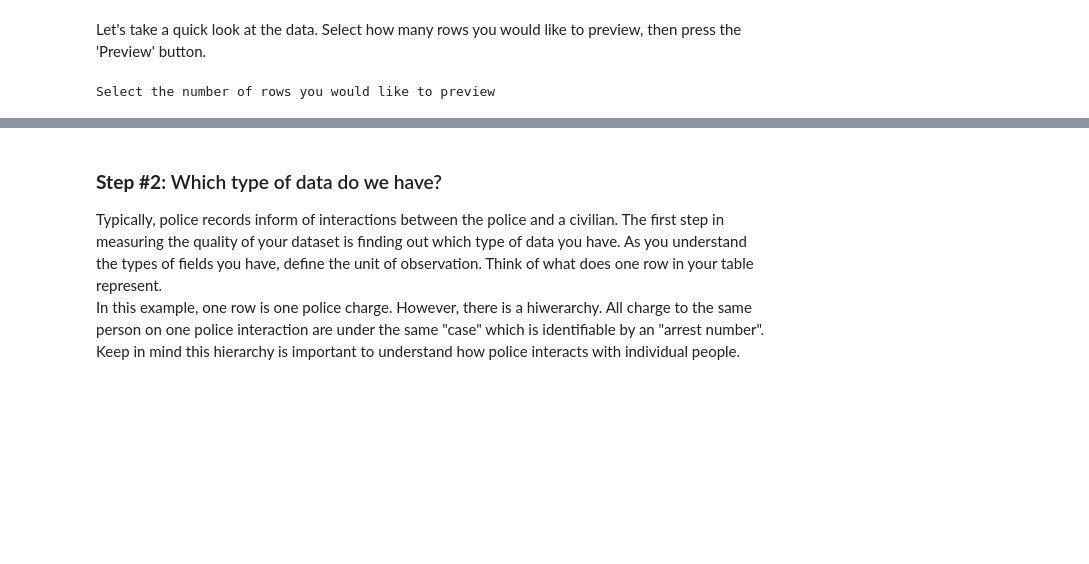
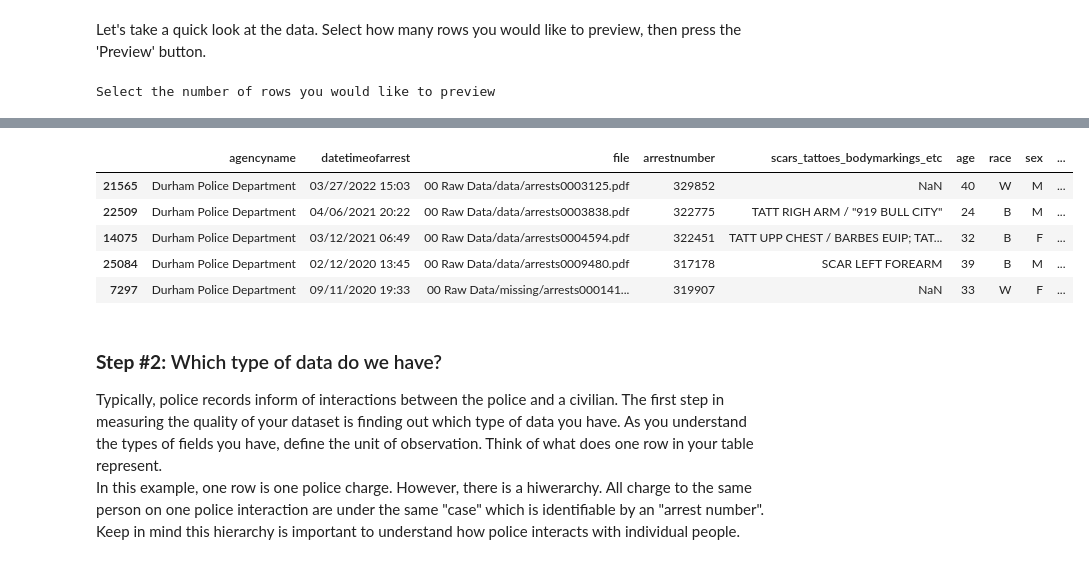
Before and after one commit to siwelwerd/binder-test, a Jupyter notebook: eda_quality.ipynb, the cells around one changed output, grey strips where cells are left out. Saved outputs shown, nothing was run; the diff lists cells and outputs as text; code cells hidden in the pictures; blank space fills up the shorter version.

```diff
--- a/eda_quality.ipynb
+++ b/eda_quality.ipynb
@@ -78,10 +78,10 @@ previewButton = widgets.Button(
     #icon='check' # (FontAwesome names without the `fa-` prefix),
 )
 def preview_data():
-    arrests.sample(int(numRows.value))
+    display(arrests.sample(int(numRows.value)))
 
-previewButon.on_click(lambda b: preview_data())
-previewButon
+previewButton.on_click(lambda b: preview_data())
+previewButton
 # %% [output]
 Select the number of rows you would like to preview
 [interactive output not drawn]
@@ -88,3 +89,9 @@ Select the number of rows you would like to preview
+|  | agencyname | datetimeofarrest | file | arrestnumber | scars_tattoes_bodymarkings_etc | age | race | sex | ... |
+| 21565 | Durham Police Department | 03/27/2022 15:03 | 00 Raw Data/data/arrests0003125.pdf | 329852 | NaN | 40 | W | M | ... |
+| 22509 | Durham Police Department | 04/06/2021 20:22 | 00 Raw Data/data/arrests0003838.pdf | 322775 | TATT RIGH ARM / "919 BULL CITY" | 24 | B | M | ... |
+| 14075 | Durham Police Department | 03/12/2021 06:49 | 00 Raw Data/data/arrests0004594.pdf | 322451 | TATT UPP CHEST / BARBES EUIP; TAT... | 32 | B | F | ... |
+| 25084 | Durham Police Department | 02/12/2020 13:45 | 00 Raw Data/data/arrests0009480.pdf | 317178 | SCAR LEFT FOREARM | 39 | B | M | ... |
+| 7297 | Durham Police Department | 09/11/2020 19:33 | 00 Raw Data/missing/arrests000141... | 319907 | NaN | 33 | W | F | ... |
 # %% [markdown]
 ### **Step #2:** Which type of data do we have?
 Typically, police records inform of interactions between the police and a civilian. The first step in measuring the quality of your dataset is finding out which type of data you have.
```
Also changed, not shown: parts of 2 cells of this notebook.
